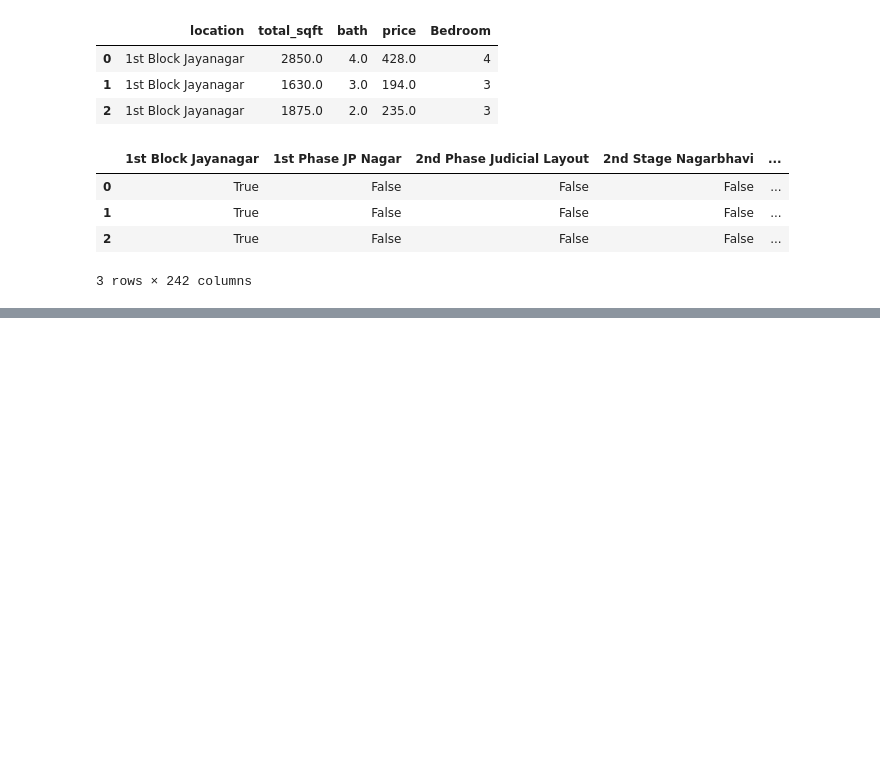
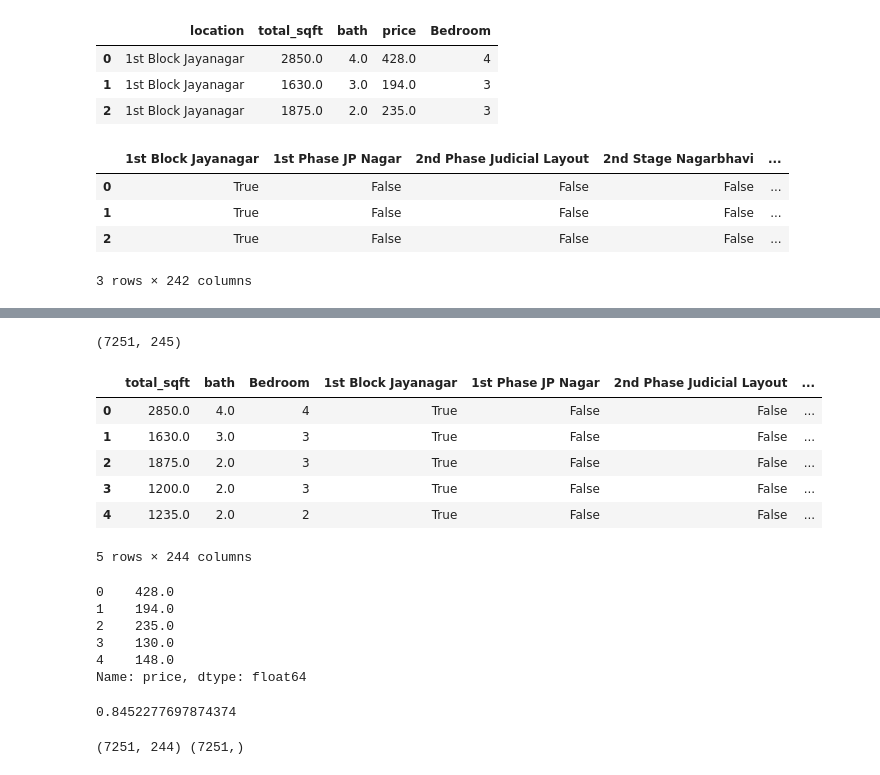
Before and after one commit to Tharushiwijesinghe/NestWorth, a Jupyter notebook: nw-backend/house_pricing.ipynb, the cells around one changed output, grey strips where cells are left out. Drawn from its saved outputs; the diff is of its cells as text; code cells hidden in the pictures; blank space fills up the shorter version.

```diff
--- a/nw-backend/house_pricing.ipynb
+++ b/nw-backend/house_pricing.ipynb
@@ -487,4 +487,5 @@ dumies.head(3)
 3 rows × 242 columns
 # %%
 #Stores the result in df11, which will now contain all the columns from df10 plus the new one-hot encoded columns from dumies
-df11 = pd.concat([df10,dumies],axis='columns')
+df11 = pd.concat([df10,dumies.drop('other',axis='columns')],axis='columns')
+df11.head(3)
@@ -490,0 +498,4 @@ df11 = pd.concat([df10,dumies],axis='columns')
+# %%
+#drop location column and cretae new df12
+df12 = df11.drop("location",axis='columns')
+df12.head(2)
@@ -490,0 +507,33 @@ df11 = pd.concat([df10,dumies],axis='columns')
+# %%
+df12.shape
+# %% [output]
+(7251, 245)
+# %%
+#Stores the result in X, which now contains all columns except 'price'
+#X will be used as the input (features) for a machine learning model
+#X.head() displays the first 5 rows of X
+
+X = df12.drop('price',axis='columns')
+X.head()
+# %% [output]
+|  | total_sqft | bath | Bedroom | 1st Block Jayanagar | 1st Phase JP Nagar | 2nd Phase Judicial Layout | ... |
+| 0 | 2850.0 | 4.0 | 4 | True | False | False | ... |
+| 1 | 1630.0 | 3.0 | 3 | True | False | False | ... |
+| 2 | 1875.0 | 2.0 | 3 | True | False | False | ... |
+| 3 | 1200.0 | 2.0 | 3 | True | False | False | ... |
+| 4 | 1235.0 | 2.0 | 2 | True | False | False | ... |
+5 rows × 244 columns
+# %%
+#df12.price → Selects the price column from df12
+#y = df12.price → Saves this column as y
+#y.head() → Shows the first 5 values from y
+
+y = df12.price
+y.head()
+# %% [output]
+0    428.0
+1    194.0
+2    235.0
+3    130.0
+4    148.0
+Name: price, dtype: float64
@@ -490,0 +554,12 @@ df11 = pd.concat([df10,dumies],axis='columns')
+# %%
+#LinearRegression() → Creates a linear regression model (lr_clf).
+#lr_clf.fit(X_train, y_train) → Trains the model using the training data (X_train, y_train).
+#lr_clf.score(X_test, y_test) → Measures how well the model predicts y_test using X_test. The score is the R² (R-squared) value, which shows how well the model fits the test data.
+#Closer to 1 → Good prediction.
+#Closer to 0 → Poor prediction.
+from sklearn.linear_model import LinearRegression
+lr_clf = LinearRegression()
+lr_clf.fit(X_train, y_train)
+lr_clf.score(X_test, y_test)
+# %% [output]
+0.8452277697874374
@@ -490,0 +576,4 @@ df11 = pd.concat([df10,dumies],axis='columns')
+# %%
+print(X.shape, y.shape)
+# %% [output]
+(7251, 244) (7251,)
```
Also changed, not shown: parts of 6 cells of this notebook.
